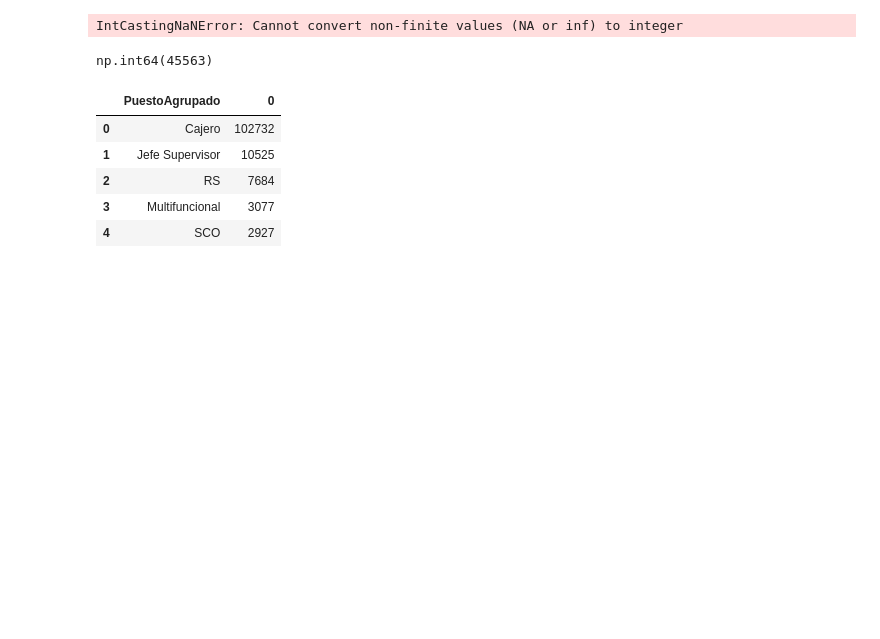
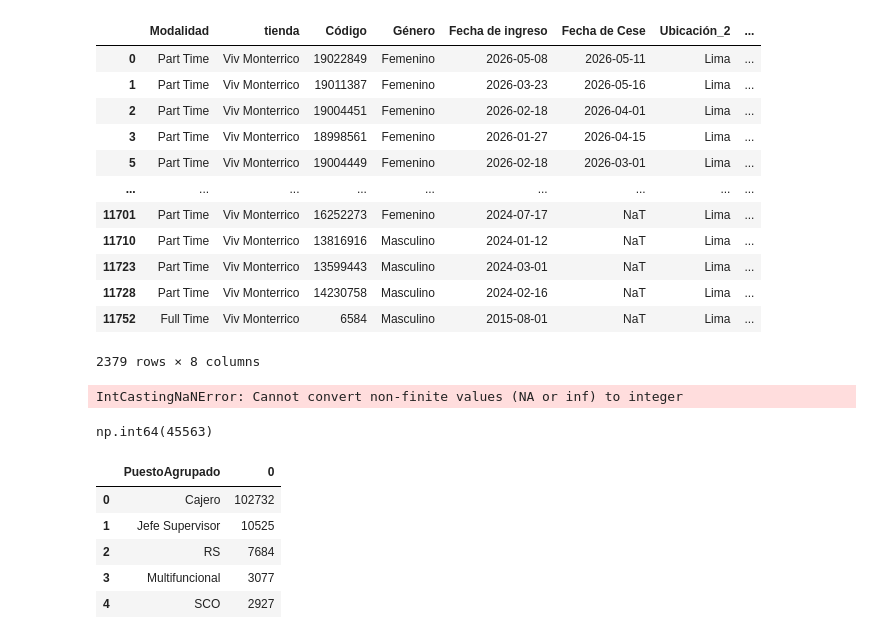
Before and after one commit to Narut05/SPSA_prod_data, a Jupyter notebook: 05_ProyectosMejora/Proyecto GDH/00_analisis.ipynb, the cells around one changed output. Cells and saved outputs as stored; diff of their text form; code cells hidden in the pictures; blank space fills up the shorter version.

```diff
--- a/05_ProyectosMejora/Proyecto GDH/00_analisis.ipynb
+++ b/05_ProyectosMejora/Proyecto GDH/00_analisis.ipynb
@@ -36,21 +88,22 @@ Departamento_1 ['Multifuncional' 'Cajas' 'Recepción' 'Almacén Frescos' 'Sala F
 # %%
-dff = df[df["Puesto"].isin([ 'Cajas',
- 'Cajero 3X4',
- 'Cajero 4X3',
- 'Cajero 5X2',
- 'Cajero 5X2 Campaña',
- 'Cajero 5X2 D',
- 'Cajero 6X1',
- 'Cajero 6X1 1Er Turno',
- 'Cajero 6X1 2Do Turno',
- 'Cajero D',])]
-
-dff["cat_edad"] = np.where(dff["Edad"]<21, 1,
-                            np.where(dff["Edad"]<26, 2,
-                                    np.where(dff["Edad"]<30, 3, 4)))
 
 
-dff[["Modalidad", "Código", "Género", "Fecha de ingreso", "Fecha de Cese", "Ubicación_2", "Fecha de nacimiento"]].drop_duplicates().to_excel("revisar7.xlsx")
+
+dff[["Modalidad", "tienda", "Código", "Género", "Fecha de ingreso", "Fecha de Cese", "Ubicación_2", "Fecha de nacimiento"]].drop_duplicates()
+# %% [output]
+|  | Modalidad | tienda | Código | Género | Fecha de ingreso | Fecha de Cese | Ubicación_2 | ... |
+| 0 | Part Time | Viv Monterrico | 19022849 | Femenino | 2026-05-08 | 2026-05-11 | Lima | ... |
+| 1 | Part Time | Viv Monterrico | 19011387 | Femenino | 2026-03-23 | 2026-05-16 | Lima | ... |
+| 2 | Part Time | Viv Monterrico | 19004451 | Femenino | 2026-02-18 | 2026-04-01 | Lima | ... |
+| 3 | Part Time | Viv Monterrico | 18998561 | Femenino | 2026-01-27 | 2026-04-15 | Lima | ... |
+| 5 | Part Time | Viv Monterrico | 19004449 | Femenino | 2026-02-18 | 2026-03-01 | Lima | ... |
+| ... | ... | ... | ... | ... | ... | ... | ... | ... |
+| 11701 | Part Time | Viv Monterrico | 16252273 | Femenino | 2024-07-17 | NaT | Lima | ... |
+| 11710 | Part Time | Viv Monterrico | 13816916 | Masculino | 2024-01-12 | NaT | Lima | ... |
+| 11723 | Part Time | Viv Monterrico | 13599443 | Masculino | 2024-03-01 | NaT | Lima | ... |
+| 11728 | Part Time | Viv Monterrico | 14230758 | Masculino | 2024-02-16 | NaT | Lima | ... |
+| 11752 | Full Time | Viv Monterrico | 6584 | Masculino | 2015-08-01 | NaT | Lima | ... |
+2379 rows × 8 columns
 # %%
 
 
```
Also changed, not shown: parts of 10 cells of this notebook, 18 other files.
